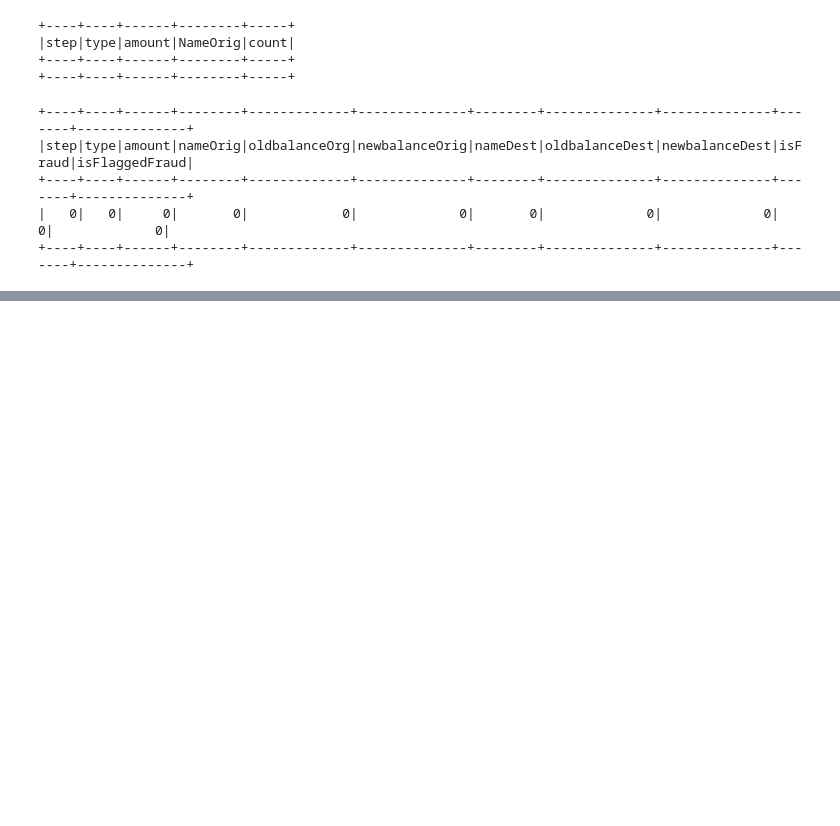
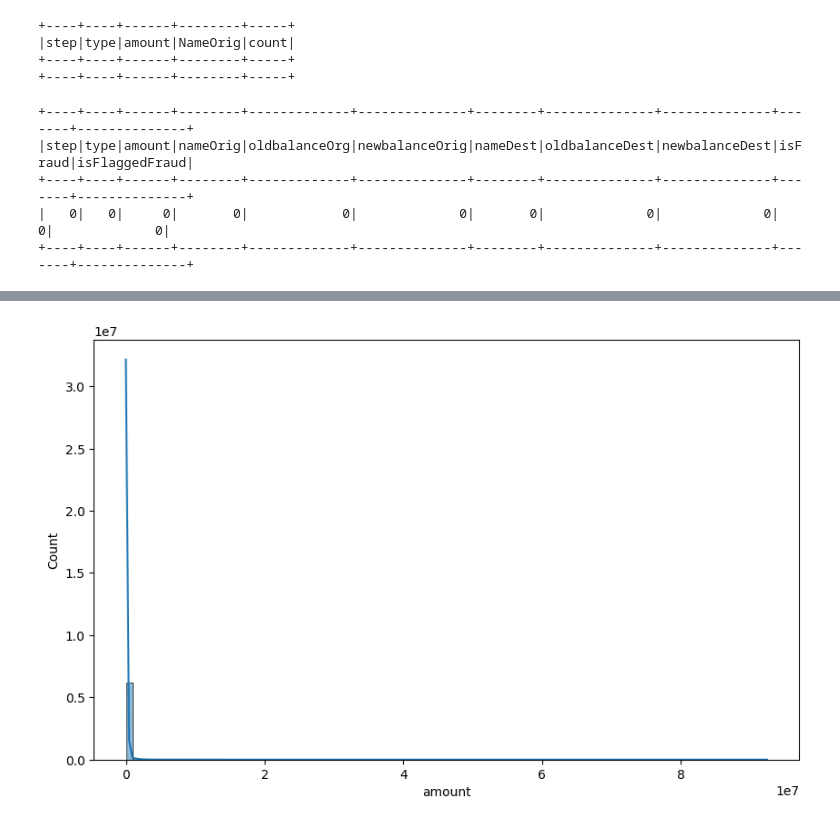
Before and after one commit to Branlut/fraud-detection, a Jupyter notebook: fraud.ipynb, the cells around one changed output, grey strips where cells are left out. Saved outputs shown, nothing was run; the diff lists cells and outputs as text; code cells hidden in the pictures; blank space fills up the shorter version.

```diff
--- a/fraud.ipynb
+++ b/fraud.ipynb
@@ -62,0 +93,3 @@ df.select([sum(col(c).isNull().cast("int")).alias(c) for c in df.columns]).show(
+# %%
+df_pandas = df.select('amount').toPandas()
+df_pandas.head()
@@ -63,2 +103,9 @@ df.select([sum(col(c).isNull().cast("int")).alias(c) for c in df.columns]).show(
+# %%
+plt.figure(figsize=(10, 6))
+sns.histplot(x=df_pandas['amount'],bins=100, kde=True)
+
+plt.show()
+# %% [output]
+[figure, added]
 # %%
 spark.stop()
```
Also changed, not shown: parts of 8 cells of this notebook.
